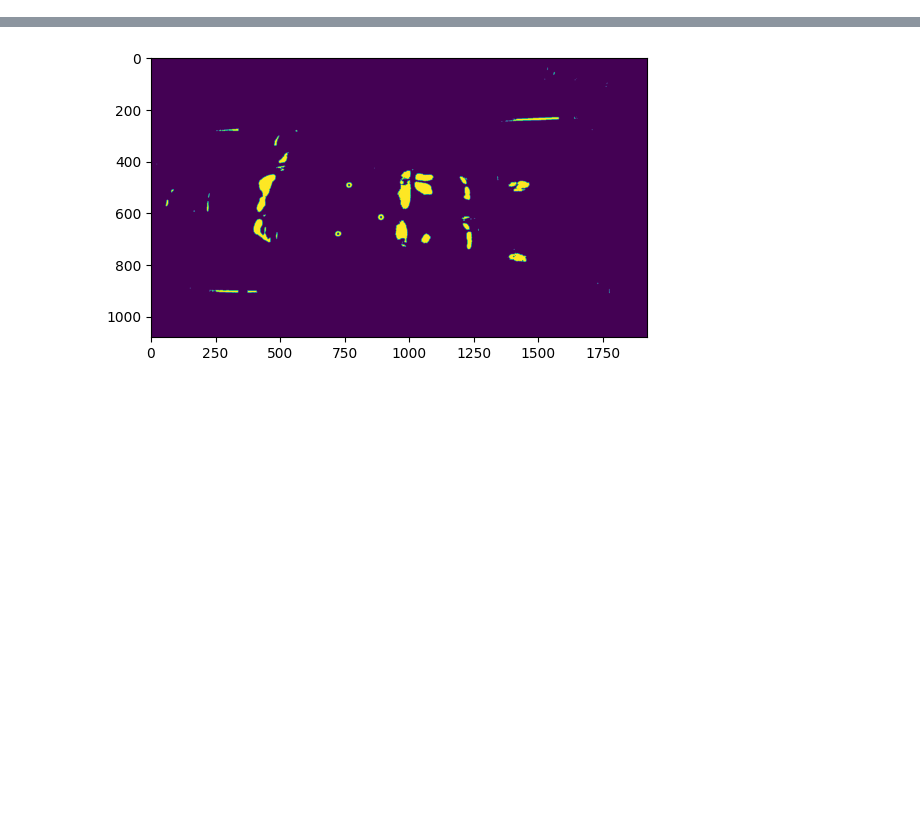
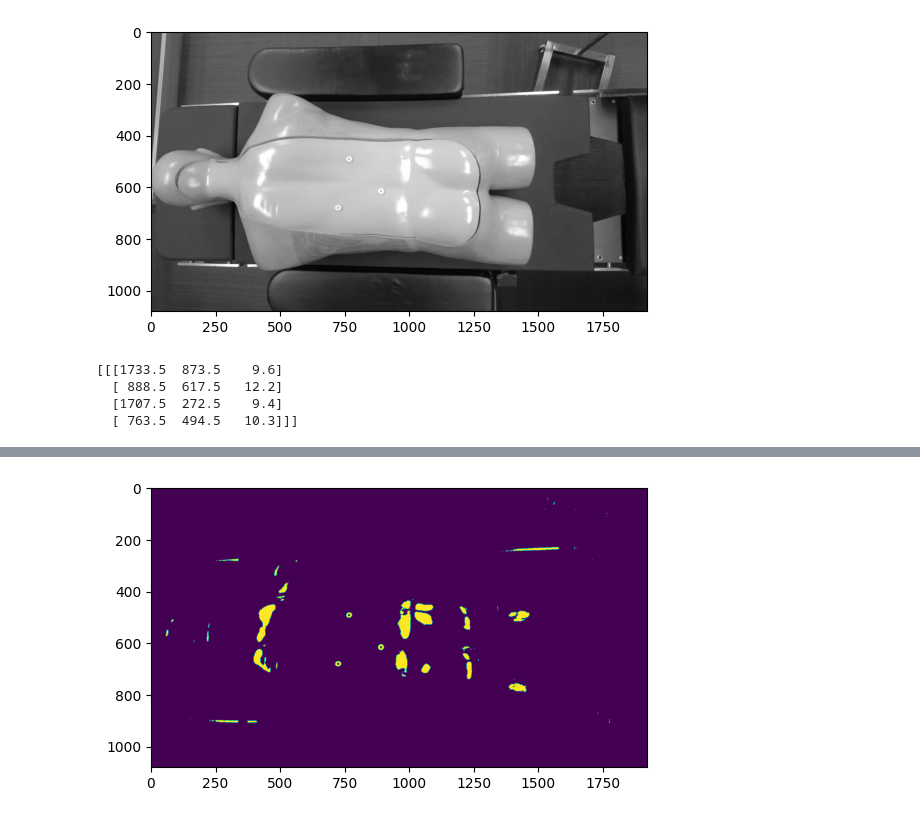
Before and after one commit to srisiddhardhakurra26/illuminant_standard_SWE_take_home_2024, a Jupyter notebook: Untitled.ipynb, the cells around one changed output, grey strips where cells are left out. Drawn from its saved outputs; the diff is of its cells as text; code cells hidden in the pictures; blank space fills up the shorter version.

Commit message:
used HoughCircles() function to detect some circles. need to eliminate false positives

```diff
--- a/Untitled.ipynb
+++ b/Untitled.ipynb
@@ -7,4 +7,9 @@ img = cv2.imread('rgb.png')
 # %%
 gray = cv2.cvtColor(img, cv2.COLOR_BGR2GRAY)
 # %%
-blurred = cv2.GaussianBlur(gray, (5, 5), 0)
+blurred = cv2.medianBlur(gray, 5)
+# %%
+plt.imshow(blurred, cmap = "gray")
+plt.show()
+# %% [output]
+[figure, added]
@@ -10,0 +24,7 @@ blurred = cv2.GaussianBlur(gray, (5, 5), 0)
+# %%
+print(circles)
+# %% [output]
+[[[1733.5  873.5    9.6]
+  [ 888.5  617.5   12.2]
+  [1707.5  272.5    9.4]
+  [ 763.5  494.5   10.3]]]
```
Also changed, not shown: parts of 8 cells of this notebook, 3 other files.
